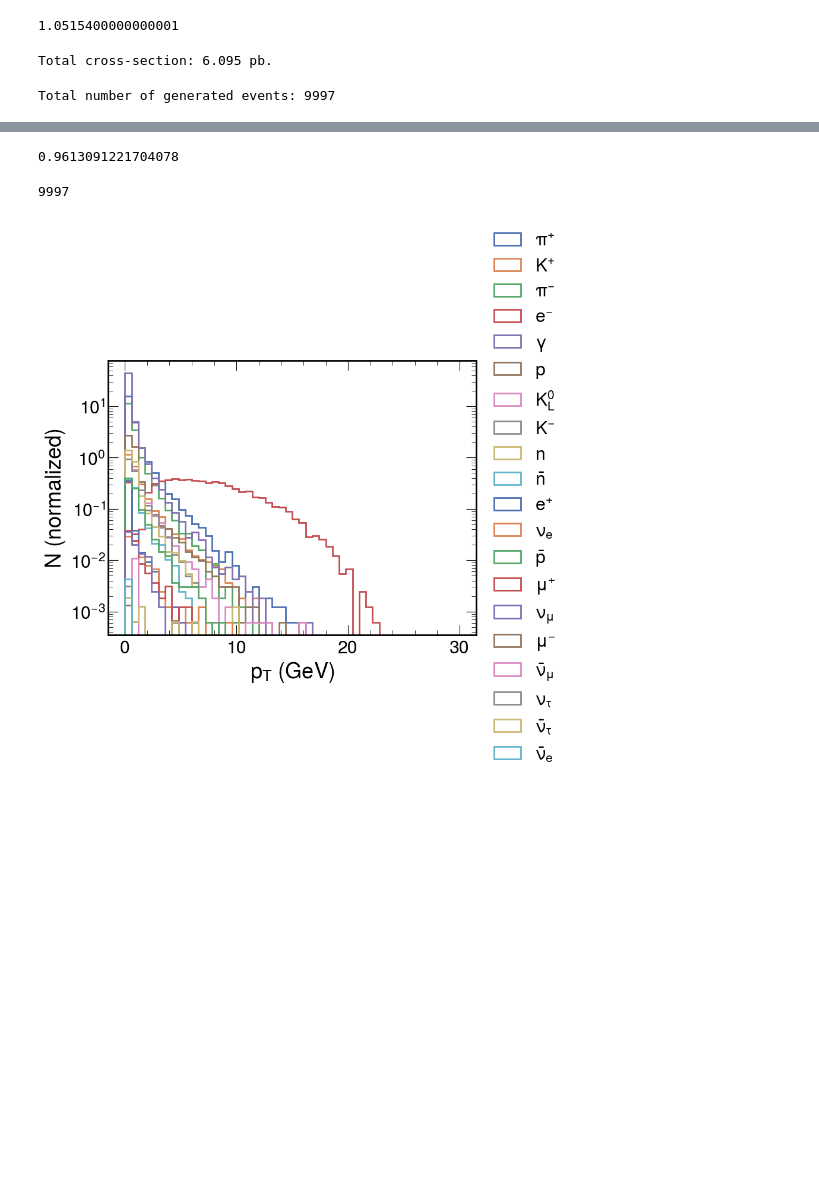
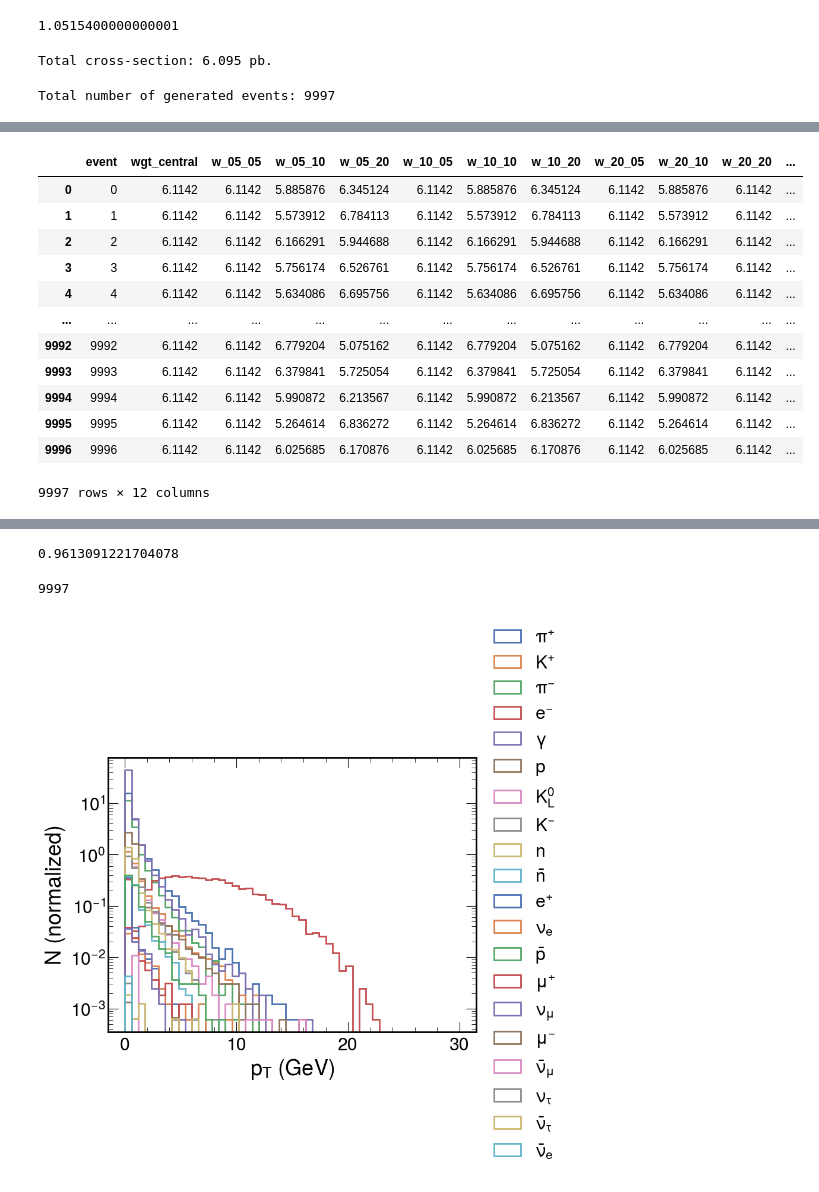
Before and after one commit to camilapramos/nuDIS_HEPMC_Analysis, a Jupyter notebook: notebooks/plots.ipynb, the cells around one changed output, grey strips where cells are left out. Saved outputs shown, nothing was run; the diff lists cells and outputs as text; code cells hidden in the pictures; blank space fills up the shorter version.

```diff
--- a/notebooks/plots.ipynb
+++ b/notebooks/plots.ipynb
@@ -268,3 +291,19 @@ events_record_df
+# %%
+events_info_df
+# %% [output]
+|  | event | wgt_central | w_05_05 | w_05_10 | w_05_20 | w_10_05 | w_10_10 | w_10_20 | w_20_05 | w_20_10 | w_20_20 | ... |
+| 0 | 0 | 6.1142 | 6.1142 | 5.885876 | 6.345124 | 6.1142 | 5.885876 | 6.345124 | 6.1142 | 5.885876 | 6.1142 | ... |
+| 1 | 1 | 6.1142 | 6.1142 | 5.573912 | 6.784113 | 6.1142 | 5.573912 | 6.784113 | 6.1142 | 5.573912 | 6.1142 | ... |
+| 2 | 2 | 6.1142 | 6.1142 | 6.166291 | 5.944688 | 6.1142 | 6.166291 | 5.944688 | 6.1142 | 6.166291 | 6.1142 | ... |
+| 3 | 3 | 6.1142 | 6.1142 | 5.756174 | 6.526761 | 6.1142 | 5.756174 | 6.526761 | 6.1142 | 5.756174 | 6.1142 | ... |
+| 4 | 4 | 6.1142 | 6.1142 | 5.634086 | 6.695756 | 6.1142 | 5.634086 | 6.695756 | 6.1142 | 5.634086 | 6.1142 | ... |
+| ... | ... | ... | ... | ... | ... | ... | ... | ... | ... | ... | ... | ... |
+| 9992 | 9992 | 6.1142 | 6.1142 | 6.779204 | 5.075162 | 6.1142 | 6.779204 | 5.075162 | 6.1142 | 6.779204 | 6.1142 | ... |
+| 9993 | 9993 | 6.1142 | 6.1142 | 6.379841 | 5.725054 | 6.1142 | 6.379841 | 5.725054 | 6.1142 | 6.379841 | 6.1142 | ... |
+| 9994 | 9994 | 6.1142 | 6.1142 | 5.990872 | 6.213567 | 6.1142 | 5.990872 | 6.213567 | 6.1142 | 5.990872 | 6.1142 | ... |
+| 9995 | 9995 | 6.1142 | 6.1142 | 5.264614 | 6.836272 | 6.1142 | 5.264614 | 6.836272 | 6.1142 | 5.264614 | 6.1142 | ... |
+| 9996 | 9996 | 6.1142 | 6.1142 | 6.025685 | 6.170876 | 6.1142 | 6.025685 | 6.170876 | 6.1142 | 6.025685 | 6.1142 | ... |
+9997 rows × 12 columns
 # %%
 events_record_df["inside_fasernu"] = is_inside_box(events_record_df["x"], events_record_df["y"], events_record_df["z"])
 # %%
```
Also changed, not shown: parts of 8 cells of this notebook, 2 other files.
